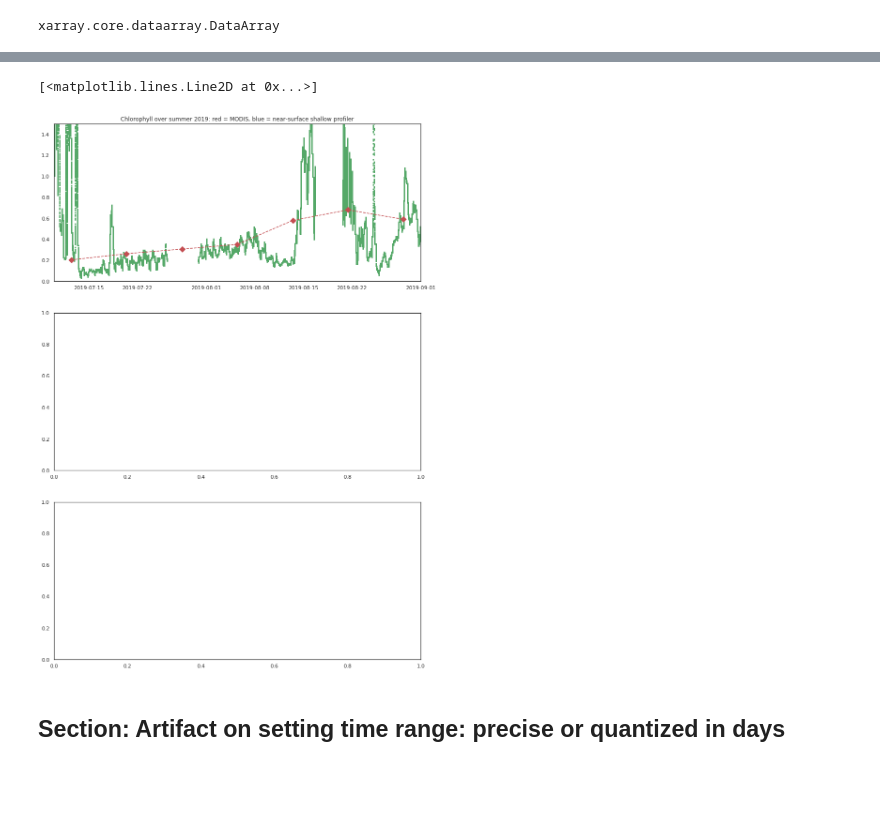
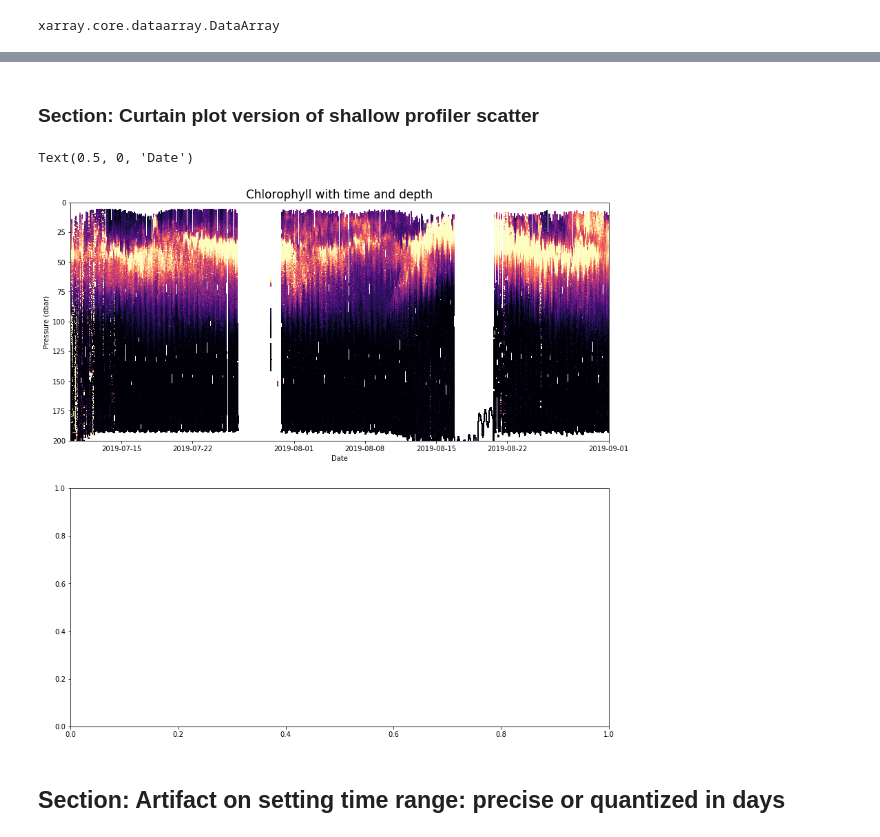
Before and after one commit to robfatland/chlorophyll, a Jupyter notebook: chlorophyll_yodapy_nov2019.ipynb, the cells around one changed output, grey strips where cells are left out. Cells and saved outputs as stored; diff of their text form; code cells hidden in the pictures; blank space fills up the shorter version.

```diff
--- a/chlorophyll_yodapy_nov2019.ipynb
+++ b/chlorophyll_yodapy_nov2019.ipynb
@@ -723,21 +724,59 @@ a[0].plot(mda.time, mda, color='r', marker='D', markersize = 9., linestyle='dash
 # %%
-p,a=plt.subplots(3, 1, figsize=(14,21))
-plt.rcParams.update({'font.size': 10})
+# spare code; delete probably
 
+# plt.rcParams.update({'font.size': 10})
+# p,a=plt.subplots(3, 1, figsize=(14,21))
 # a[0].plot(time_x_axis, dss_chlor_mean, color='b')
-a[0].scatter(time_x_axis.values, dss_chlor_mean, color='b', marker= ',', s = 5.0)    # fails miserably for some reason
+# a[0].scatter(time_x_axis.values, dss_chlor_mean, color='b', marker= ',', s = 5.0)
 # a[1].scatter(pressure, chlor_a, color='b', marker= ',', s = 1.0)
 # a[2].plot(time_x_axis, pressure, color='k')
 
-a[0].set(ylim=(0., 1.5), xlim = (t0, t1), title='Chlorophyll over summer 2019: red = MODIS, blue = near-surface shallow profiler')
+# a[0].set(ylim=(0., 1.5), xlim = (t0, t1), \
+#          title='Chlorophyll: red = MODIS, blue = near-surface shallow profiler')
 # a[1].set(ylim=(0., 1.6), xlim = (4., 21.), title='chlor with pressure')
 # a[2].set(ylim=(21., 4.), xlim = (t0, t1), title='pressure with time')
 
-a[0].plot(mda.time, mda, color='r', marker='D', markersize = 9., linestyle='dashed')
+# a[0].plot(mda.time, mda, color='r', marker='D', markersize = 9., linestyle='dashed')
 # a[0].scatter(np.datetime(mda.time), mda, color='r', marker= ',', s = 36.0)
+
+# a[0].set_ylabel('[Chlorophyll] ug L-1')
+# a[0].set_xlabel('Date')
-# %% [output]
-[<matplotlib.lines.Line2D at 0x...>]
-[figure, removed]
+# %% [markdown]
+### Section: Curtain plot version of shallow profiler scatter
+# %%
+from matplotlib import colors as mplcolors
+
+t0 = dt64('2019-07-10T00:00')
+t1 = dt64('2019-09-01T00:00')
+
+pressure = ds.int_ctd_pressure
+time_x_axis = ds.time
+chlor = ds.fluorometric_chlorophyll_a
+
+norm = mplcolors.Normalize(vmin=0.0,vmax=0.7)
+
+plt.rcParams.update({'font.size': 10})
+p,a=plt.subplots(2, 1, figsize=(14,14))
+
+a[0].scatter(time_x_axis.values, pressure, cmap='magma', c=chlor, norm=norm, marker= ',', s = 1.0)
+a[0].set(ylim=(200., 0.0), xlim = (t0, t1))
+
+plt.rcParams.update({'font.size': 14})
+a[0].set(title='Chlorophyll with time and depth')
+plt.rcParams.update({'font.size': 10})
+
+# a[1].set(ylim=(0., 1.6), xlim = (4., 21.), title='chlor with pressure')
+# a[2].set(ylim=(21., 4.), xlim = (t0, t1), title='pressure with time')
+
+# a[0].plot(mda.time, mda, color='r', marker='D', markersize = 9., linestyle='dashed')
+# a[0].scatter(np.datetime(mda.time), mda, color='r', marker= ',', s = 36.0)
+
+a[0].set_ylabel('Pressure (dbar)')
+a[0].set_xlabel('Date')
+# a[0].set_cmap('jet')
+# %% [output]
+Text(0.5, 0, 'Date')
+[figure, added]
 # %% [markdown]
 ## Section: Artifact on setting time range: precise or quantized in days
 # %%
```
Also changed, not shown: parts of 2 cells of this notebook.
